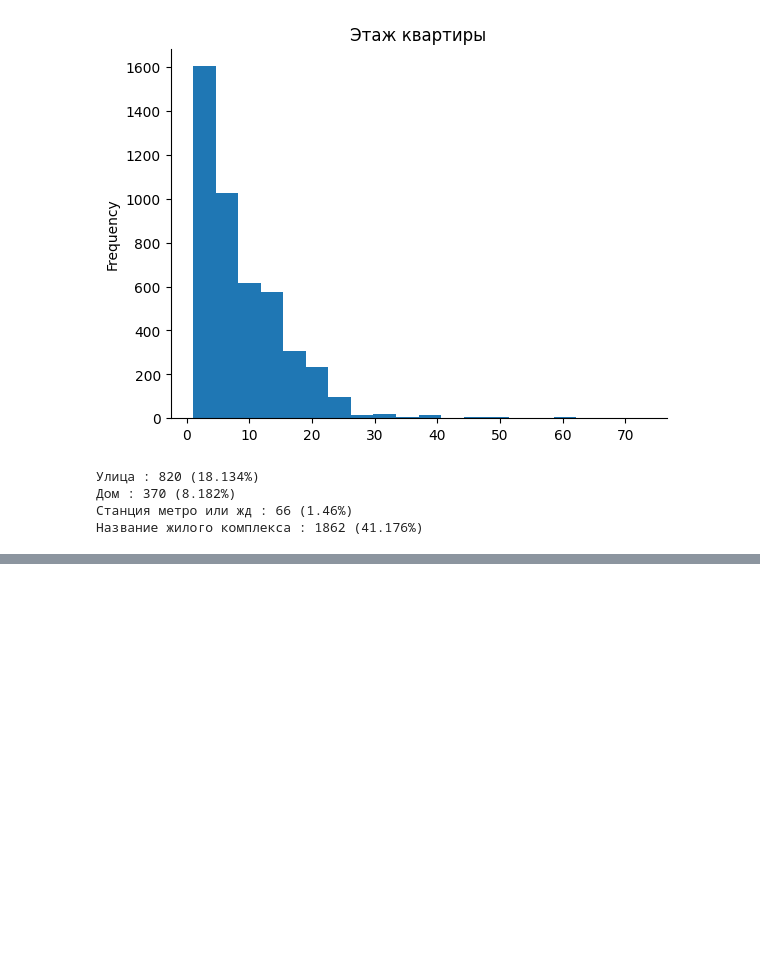
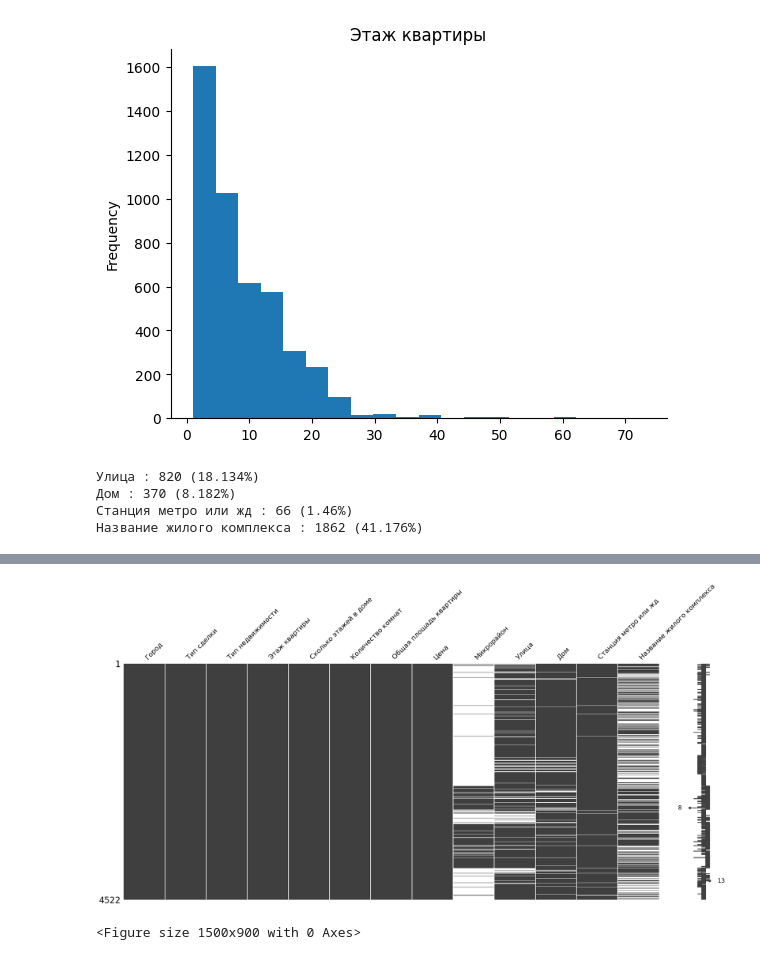
Before and after one commit to Tema13379/cian_progect, a Jupyter notebook: home.ipynb, the cells around one changed output, grey strips where cells are left out. Drawn from its saved outputs; the diff is of its cells as text; code cells hidden in the pictures; blank space fills up the shorter version.

```diff
--- a/home.ipynb
+++ b/home.ipynb
@@ -144 +144,10 @@ plt.show()
 <Figure size 2000x1500 with 0 Axes>
+# %%
+df_cleaned = df.dropna(thresh=3)
+# %%
+msno.matrix(df_cleaned)
+plt.figure(figsize = (15,9))
+plt.show()
+# %% [output]
+[figure, added]
+<Figure size 1500x900 with 0 Axes>
```
Also changed, not shown: parts of 1 cell of this notebook.
